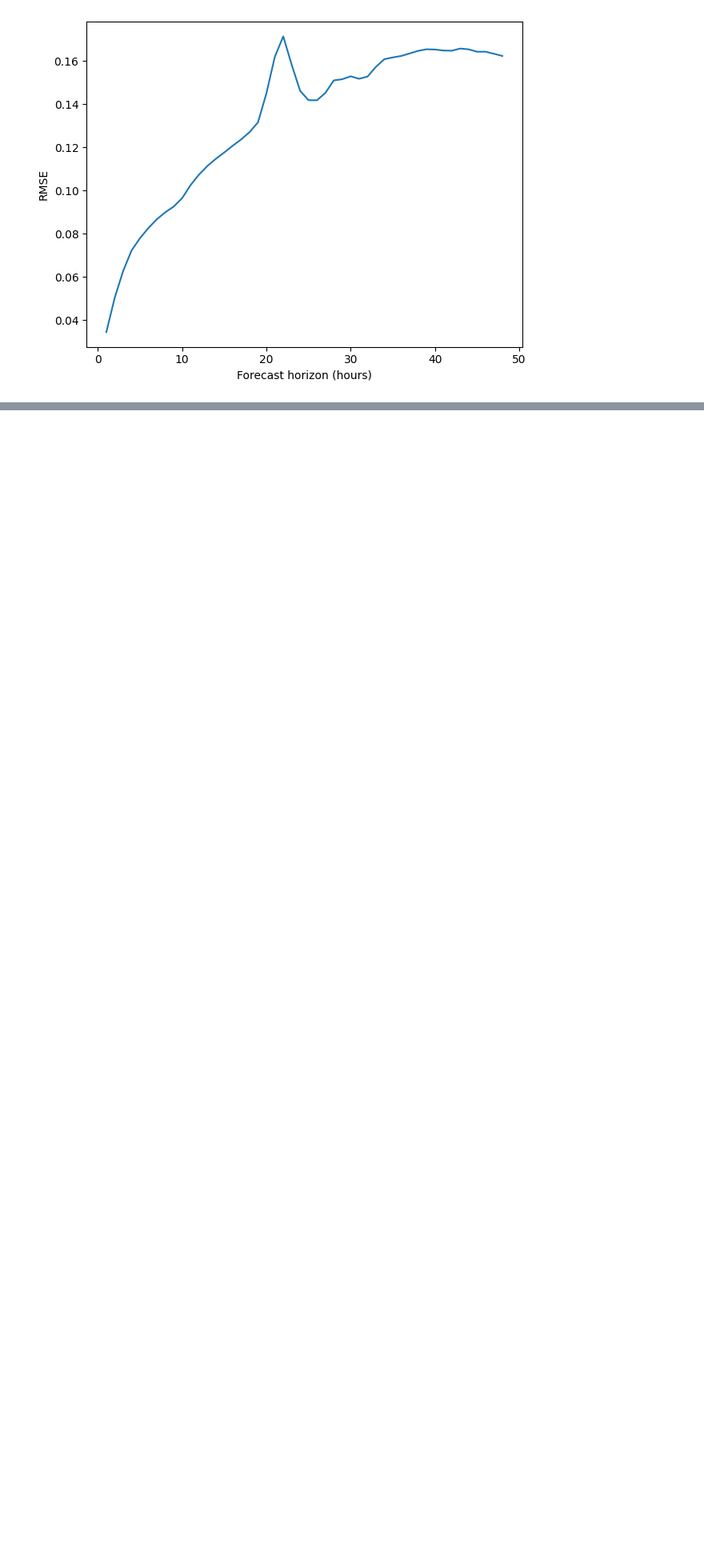
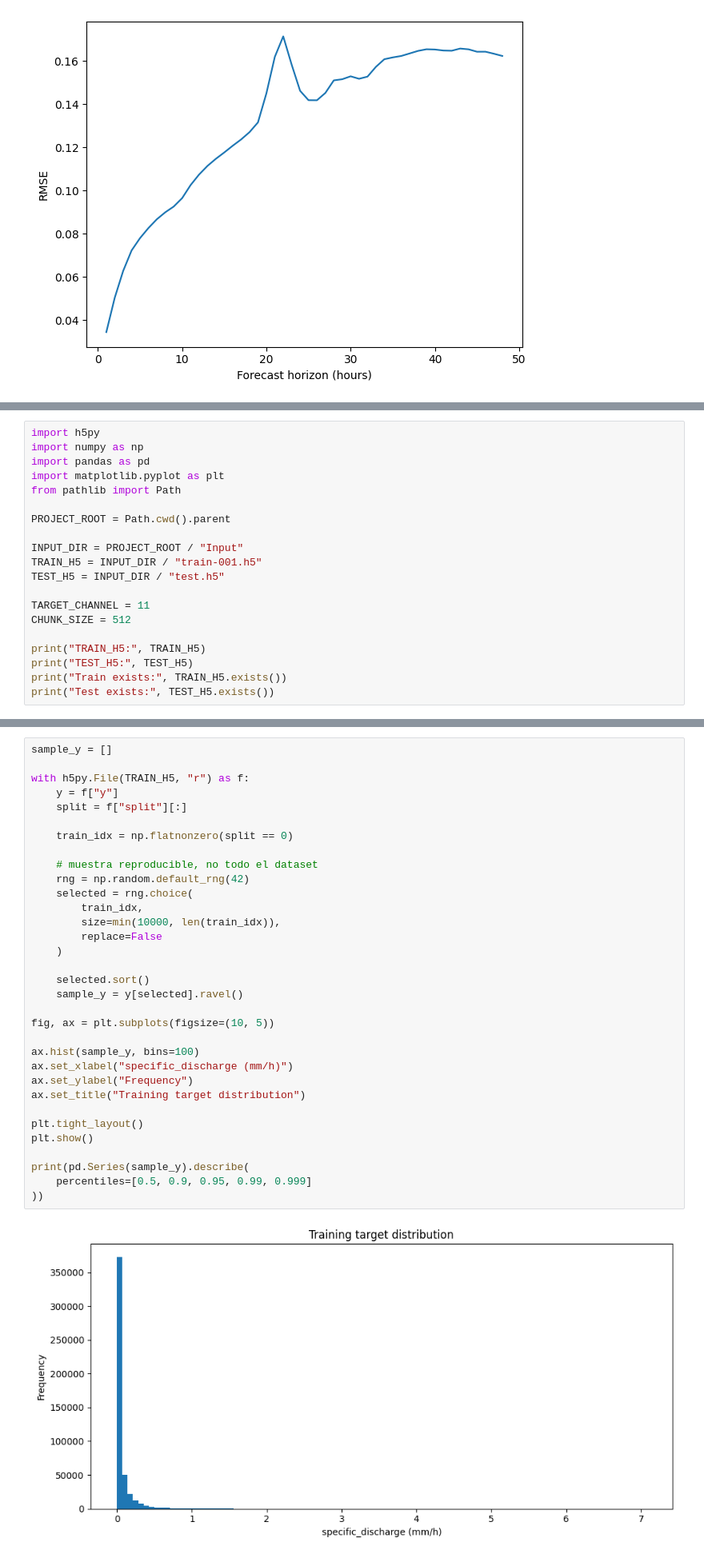
Before and after one commit to lvilla60/moe-streamflow-forecasting, a Jupyter notebook: notebooks/01_data_and_baseline.ipynb, the cells around one changed output, grey strips where cells are left out. Shown at 80% size. Cells and saved outputs as stored; diff of their text form; blank space fills up the shorter version.

Commit message:
docs: extend dataset exploration and quality audit

```diff
--- a/notebooks/01_data_and_baseline.ipynb
+++ b/notebooks/01_data_and_baseline.ipynb
@@ -195,0 +419,20 @@ The dataset loader and stored structure have been verified, normalization statis
+# %%
+import h5py
+import numpy as np
+import pandas as pd
+import matplotlib.pyplot as plt
+from pathlib import Path
+
+PROJECT_ROOT = Path.cwd().parent
+
+INPUT_DIR = PROJECT_ROOT / "Input"
+TRAIN_H5 = INPUT_DIR / "train-001.h5"
+TEST_H5 = INPUT_DIR / "test.h5"
+
+TARGET_CHANNEL = 11
+CHUNK_SIZE = 512
+
+print("TRAIN_H5:", TRAIN_H5)
+print("TEST_H5:", TEST_H5)
+print("Train exists:", TRAIN_H5.exists())
+print("Test exists:", TEST_H5.exists())
@@ -195,0 +663,35 @@ The dataset loader and stored structure have been verified, normalization statis
+# %%
+sample_y = []
+
+with h5py.File(TRAIN_H5, "r") as f:
+    y = f["y"]
+    split = f["split"][:]
+
+    train_idx = np.flatnonzero(split == 0)
+
+    # muestra reproducible, no todo el dataset
+    rng = np.random.default_rng(42)
+    selected = rng.choice(
+        train_idx,
+        size=min(10000, len(train_idx)),
+        replace=False
+    )
+
+    selected.sort()
+    sample_y = y[selected].ravel()
+
+fig, ax = plt.subplots(figsize=(10, 5))
+
+ax.hist(sample_y, bins=100)
+ax.set_xlabel("specific_discharge (mm/h)")
+ax.set_ylabel("Frequency")
+ax.set_title("Training target distribution")
+
+plt.tight_layout()
+plt.show()
+
+print(pd.Series(sample_y).describe(
+    percentiles=[0.5, 0.9, 0.95, 0.99, 0.999]
+))
+# %% [output]
+[figure, added]
```
Also changed, not shown: parts of 35 cells of this notebook.
